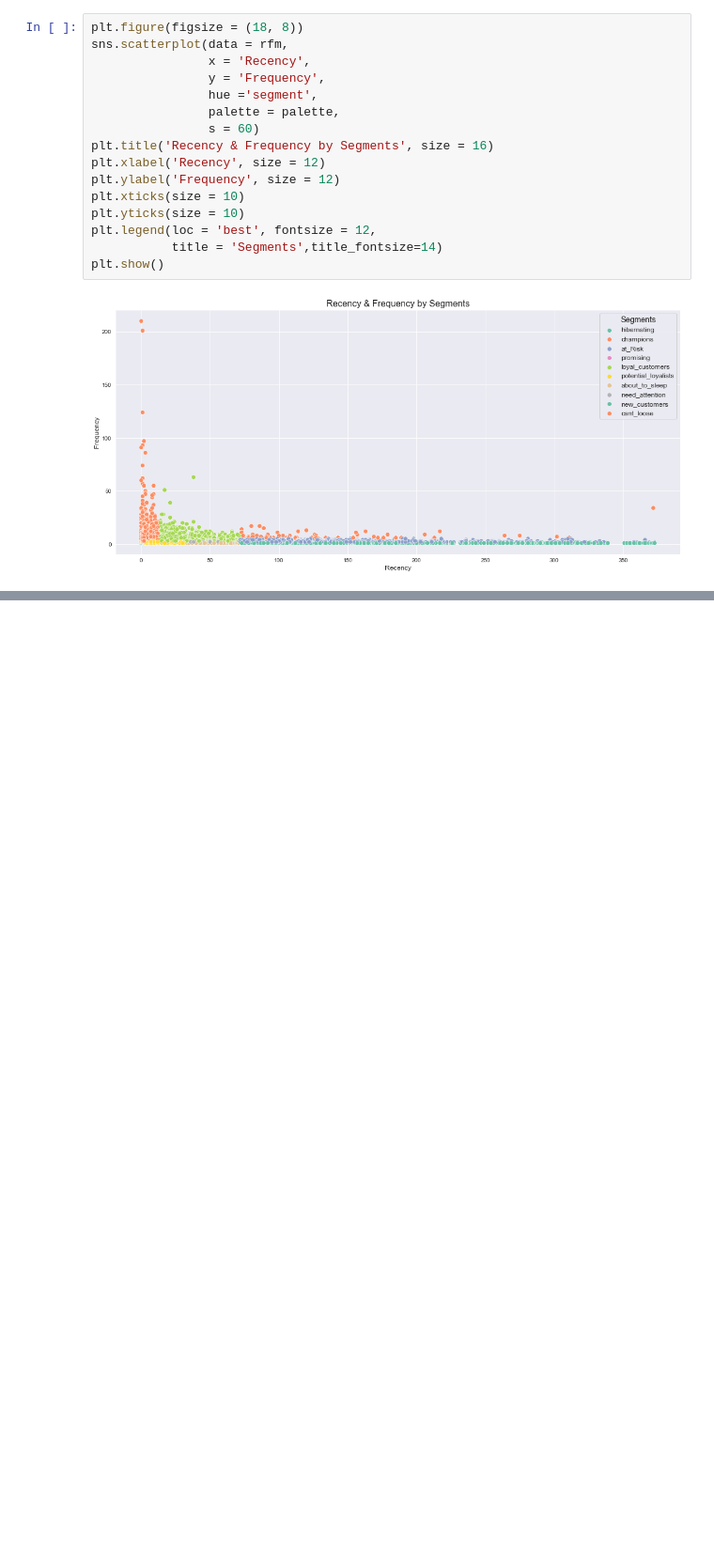
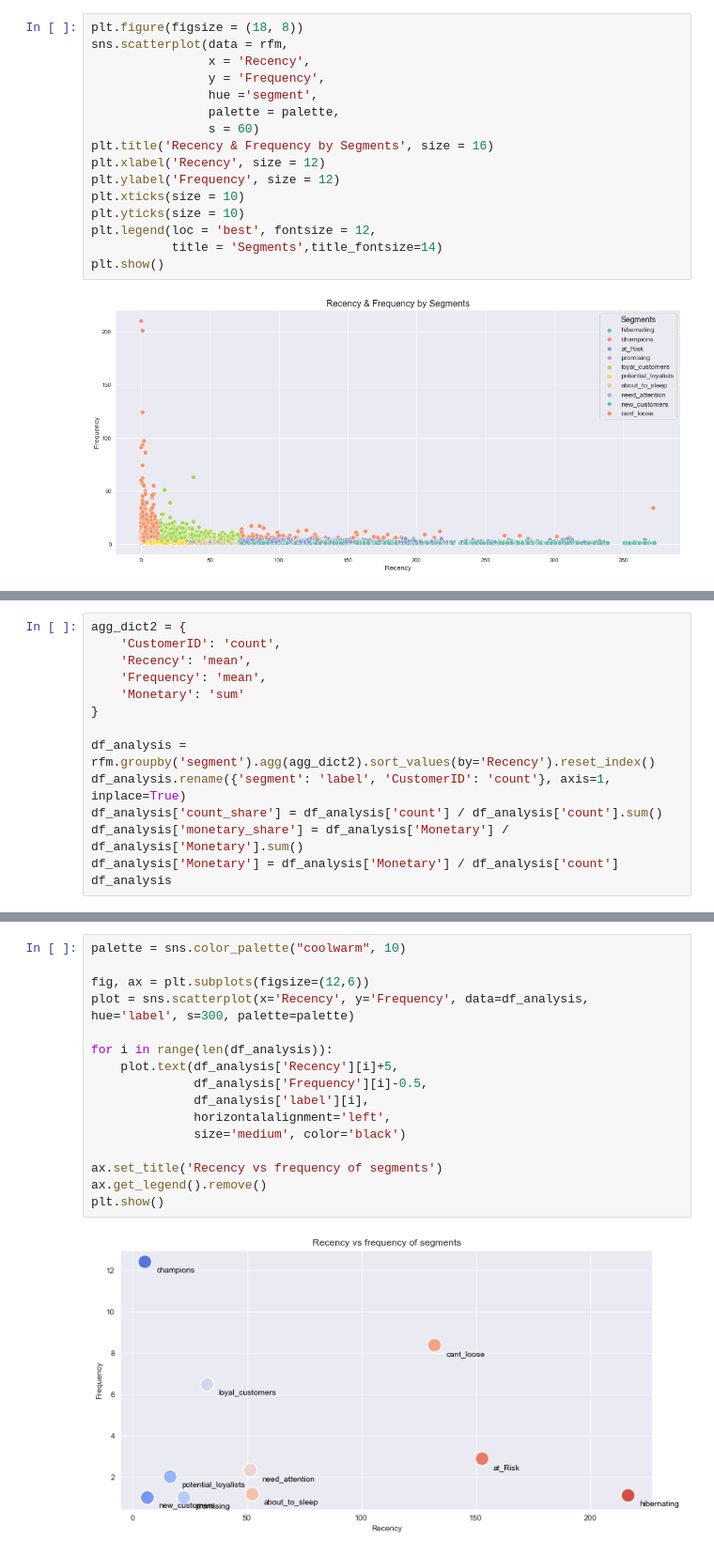
Before and after one commit to ubco-W2022T1-cosc301/project-group31, a Jupyter notebook: notebooks/analysis1.ipynb, the cells around one changed output, grey strips where cells are left out. Shown at 94% size. Cells and saved outputs as stored; diff of their text form; blank space fills up the shorter version.

Commit message:
Updated analysis.

```diff
--- a/notebooks/analysis1.ipynb
+++ b/notebooks/analysis1.ipynb
@@ -476,0 +467,14 @@ https://gist.github.com/mwaskom/de44147ed2974457ad6372750bbe5751
+# %%
+agg_dict2 = {
+    'CustomerID': 'count',
+    'Recency': 'mean',
+    'Frequency': 'mean',
+    'Monetary': 'sum'
+}
+
+df_analysis = rfm.groupby('segment').agg(agg_dict2).sort_values(by='Recency').reset_index()
+df_analysis.rename({'segment': 'label', 'CustomerID': 'count'}, axis=1, inplace=True)
+df_analysis['count_share'] = df_analysis['count'] / df_analysis['count'].sum()
+df_analysis['monetary_share'] = df_analysis['Monetary'] / df_analysis['Monetary'].sum()
+df_analysis['Monetary'] = df_analysis['Monetary'] / df_analysis['count']
+df_analysis
@@ -476,0 +493,18 @@ https://gist.github.com/mwaskom/de44147ed2974457ad6372750bbe5751
+# %%
+palette = sns.color_palette("coolwarm", 10)
+
+fig, ax = plt.subplots(figsize=(12,6))
+plot = sns.scatterplot(x='Recency', y='Frequency', data=df_analysis, hue='label', s=300, palette=palette)
+
+for i in range(len(df_analysis)):
+    plot.text(df_analysis['Recency'][i]+5,
+              df_analysis['Frequency'][i]-0.5,
+              df_analysis['label'][i],
+              horizontalalignment='left',
+              size='medium', color='black')
+
+ax.set_title('Recency vs frequency of segments')
+ax.get_legend().remove()
+plt.show()
+# %% [output]
+[figure, added]
```
Also changed, not shown: parts of 8 cells of this notebook.
